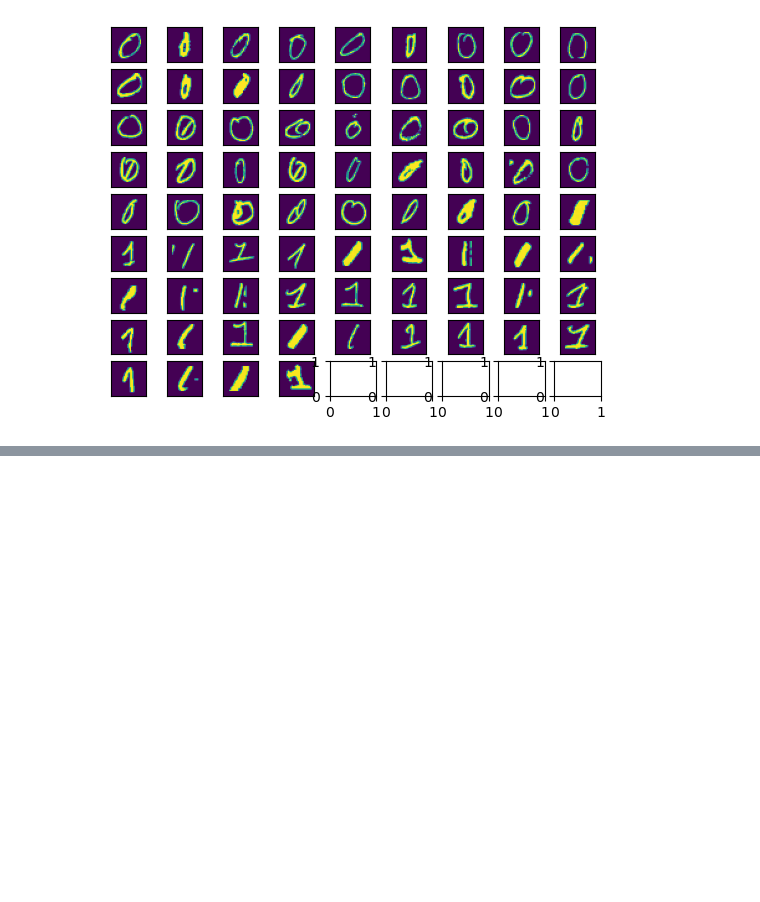
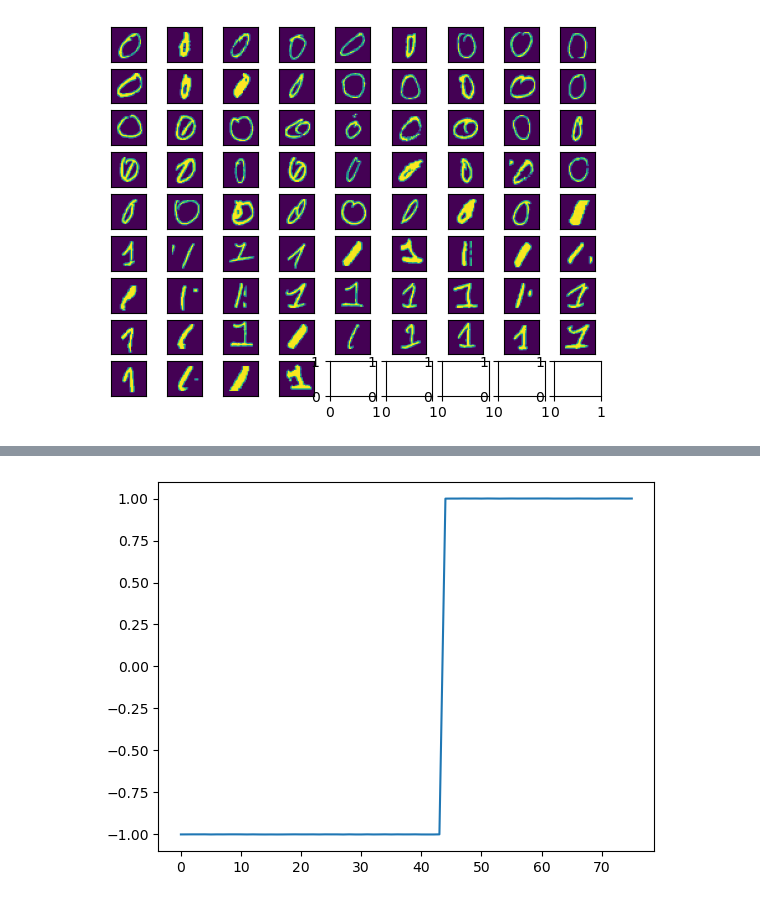
Before and after one commit to brandonegg/MNIST-classification, a Jupyter notebook: Phase3/Phase3.ipynb, the cells around one changed output, grey strips where cells are left out. Saved outputs shown, nothing was run; the diff lists cells and outputs as text; code cells hidden in the pictures; blank space fills up the shorter version.

Commit message:
svg predict added

```diff
--- a/Phase3/Phase3.ipynb
+++ b/Phase3/Phase3.ipynb
@@ -87,0 +80,6 @@ TypeError: decision_function() missing 1 required positional argument: 'X'
+# %%
+sv_predict = clf.decision_function(sv)
+plt.title('Support Vector Discriminant Values')
+fig = plt.plot(sv_predict)
+# %% [output]
+[figure, added]
```
Also changed, not shown: parts of 4 cells of this notebook.
